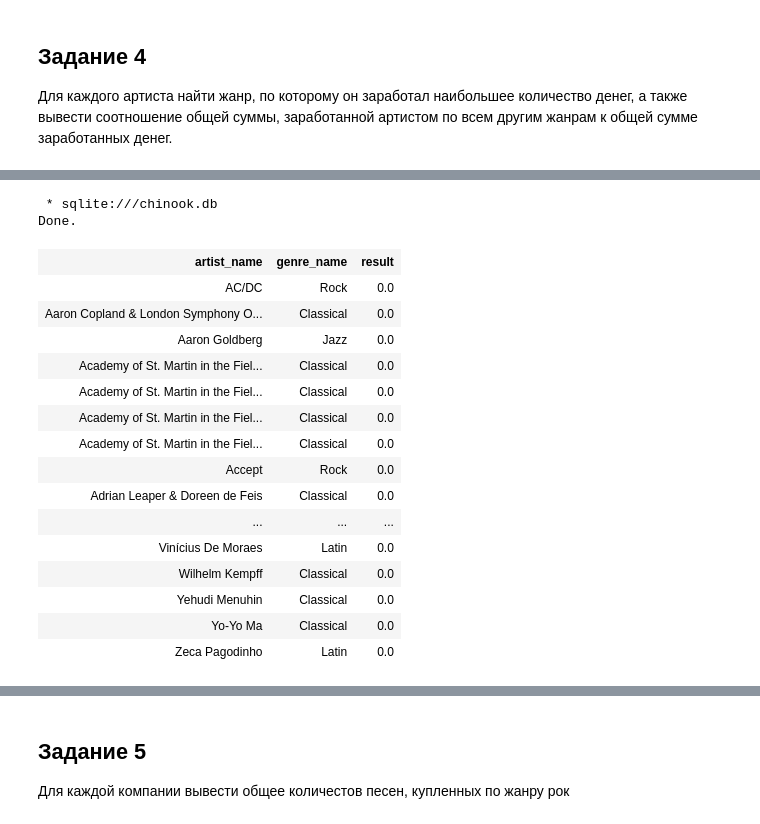
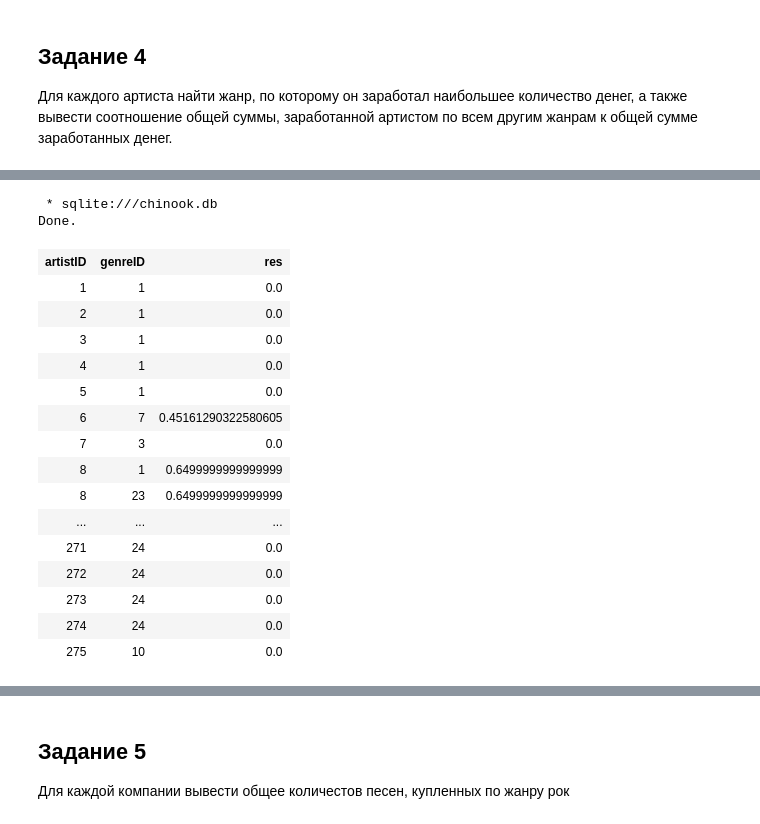
Before and after one commit to njozzer/SQL_LAB, a Jupyter notebook: Week3/Лабораторная 3-2.ipynb, the cells around one changed output, grey strips where cells are left out. Drawn from its saved outputs; the diff is of its cells as text; code cells hidden in the pictures.

```diff
--- a/Week3/Лабораторная 3-2.ipynb
+++ b/Week3/Лабораторная 3-2.ipynb
@@ -99,52 +144,43 @@ Done.
 # %%
 %%sql
 with table1 as (
-    select artists.name as artist_name,
-    genres.name as genre_name,
-    sum(tracks.unitprice) as sum_all_price
+    select albums.artistid as artistID,genres.genreid as genreID, sum(tracks.unitprice) as money
     from tracks
-    join genres on (tracks.genreid=genres.genreid)
-    join albums on (albums.albumid=tracks.albumid)
-    join artists on (albums.artistid=artists.artistid)
-    group by artists.name
-),
-table2 as(
-select
-artists.name as artist_name,
-genres.name as genre_name,
-sum(tracks.unitprice) as sum_price
-from tracks
-join genres on (tracks.genreid=genres.genreid)
-join albums on (albums.albumid=tracks.albumid)
-join artists on (albums.artistid=artists.artistid)
-group by artists.name,genres.name
-),
-table3 as(
-    select artist_name,count(genre_name) as count_genre,max(sum_price) as max_sum_price from table2
-    group by artist_name
-)
-select distinct table1.artist_name,
-table1.genre_name,
-(table1.sum_all_price-table3.max_sum_price)/table1.sum_all_price as result
-from table1,table2,table3
-where table1.artist_name=table2.artist_name
-and table1.artist_name=table3.artist_name
+    join genres on (tracks.genreid = genres.genreid)
+    join albums on (tracks.albumid = albums.albumid)
+
+    group by albums.artistid,genres.genreid),
+table2 as (
+    select albums.artistid as artistID, sum(tracks.unitprice) as money_sum
+    from tracks
+    join albums on (tracks.albumid = albums.albumid)
+    group by albums.artistid),
+table3 as (
+    select artistID,max(money) as max_money from table1
+    group by artistID),
+table4 as (
+    select table1.artistID,table1.genreID, (table2.money_sum - table1.money)/table2.money_sum as res
+    from table1
+    join table3 on (table1.artistID=table3.artistID)
+    join table2 on (table2.artistID=table1.artistID)
+    where table3.max_money = table1.money)
+select * from table4
 # %% [output]
  * sqlite:///chinook.db
 Done.
-| artist_name | genre_name | result |
-| AC/DC | Rock | 0.0 |
-| Aaron Copland & London Symphony O... | Classical | 0.0 |
-| Aaron Goldberg | Jazz | 0.0 |
-| Academy of St. Martin in the Fiel... | Classical | 0.0 |
-| Academy of St. Martin in the Fiel... | Classical | 0.0 |
-| Academy of St. Martin in the Fiel... | Classical | 0.0 |
-| Academy of St. Martin in the Fiel... | Classical | 0.0 |
-| Accept | Rock | 0.0 |
-| Adrian Leaper & Doreen de Feis | Classical | 0.0 |
+| artistID | genreID | res |
+| 1 | 1 | 0.0 |
+| 2 | 1 | 0.0 |
+| 3 | 1 | 0.0 |
+| 4 | 1 | 0.0 |
+| 5 | 1 | 0.0 |
+| 6 | 7 | 0.45161290322580605 |
+| 7 | 3 | 0.0 |
+| 8 | 1 | 0.6499999999999999 |
+| 8 | 23 | 0.6499999999999999 |
 | ... | ... | ... |
-| Vinícius De Moraes | Latin | 0.0 |
-| Wilhelm Kempff | Classical | 0.0 |
-| Yehudi Menuhin | Classical | 0.0 |
-| Yo-Yo Ma | Classical | 0.0 |
-| Zeca Pagodinho | Latin | 0.0 |
+| 271 | 24 | 0.0 |
+| 272 | 24 | 0.0 |
+| 273 | 24 | 0.0 |
+| 274 | 24 | 0.0 |
+| 275 | 10 | 0.0 |
```
Also changed, not shown: parts of 7 cells of this notebook, 1 other file.
